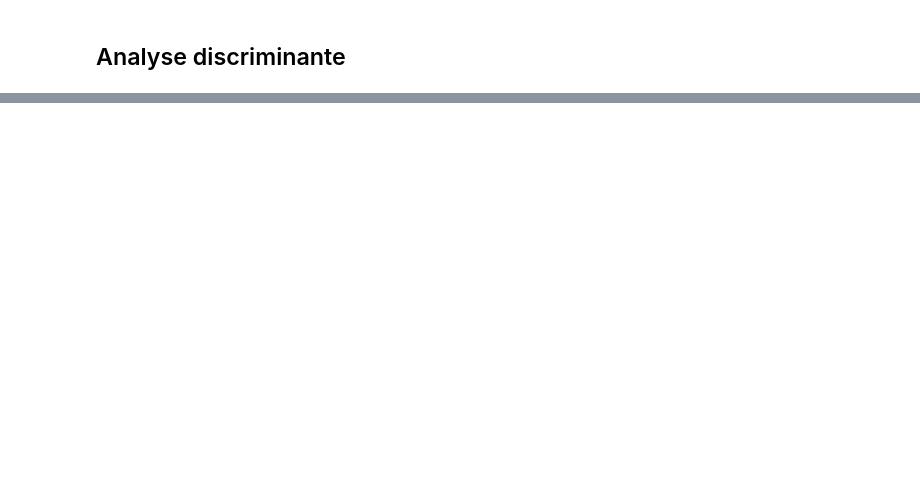
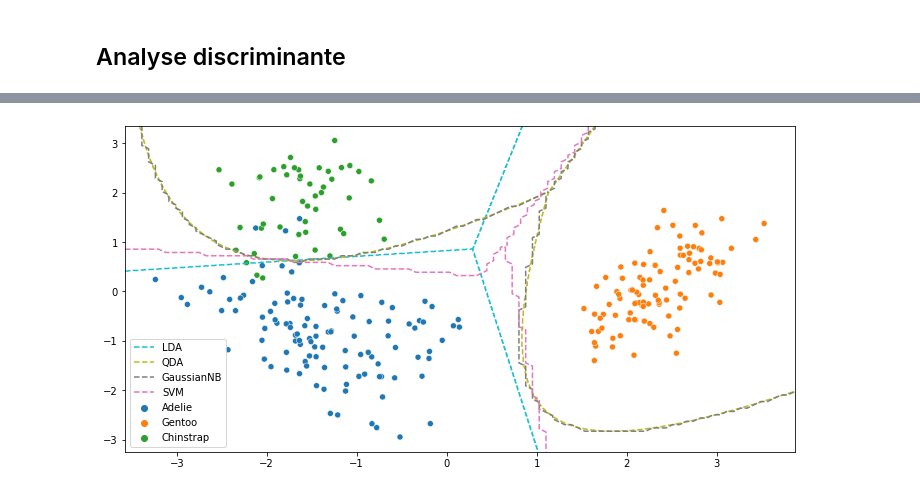
Before and after one commit to doanhat/Data-analysis-penguins, a Jupyter notebook: modeling/supervised learning/KNN+AD.ipynb, the cells around one changed output, grey strips where cells are left out. Saved outputs shown, nothing was run; the diff lists cells and outputs as text; code cells hidden in the pictures; blank space fills up the shorter version.

Commit message:
Add decision boundary + SVM

```diff
--- a/modeling/supervised learning/KNN+AD.ipynb
+++ b/modeling/supervised learning/KNN+AD.ipynb
@@ -273,6 +381,6 @@ from sklearn.naive_bayes import GaussianNB
 # %%
 lda = LinearDiscriminantAnalysis()
-modelLDA = lda.fit(X_train_pca, y_train)
+modelLDA = lda.fit(X_train_pca[:, 0:2], y_train)
 # %%
 print(modelLDA.priors_)
 # %% [output]
@@ -300,7 +408,7 @@ print(classification_report(y_test, predLDA, digits=3))
 weighted avg      1.000     1.000     1.000        86
 # %%
 qda = QuadraticDiscriminantAnalysis()
-modelQDA = qda.fit(X_train_pca, y_train)
+modelQDA = qda.fit(X_train_pca[:, 0:2], y_train)
 # %%
 print(modelQDA.priors_)
 # %% [output]
@@ -328,0 +437,3 @@ weighted avg      1.000     1.000     1.000        86
+# %%
+nb = GaussianNB()
+modelNB = qda.fit(X_train_pca[:, 0:2], y_train)
@@ -328,0 +467,4 @@ weighted avg      1.000     1.000     1.000        86
+# %%
+from sklearn import svm
+svm_cls = svm.SVC(kernel='linear')
+modelSVM = svm_cls.fit(X_train_pca[:, 0:2], y_train)
@@ -328,0 +492,11 @@ weighted avg      1.000     1.000     1.000        86
+# %%
+colors = sns.color_palette()
+fig, ax1 = plt.subplots(1, 1, figsize=(12,6))
+sns.scatterplot(x=X_train_pca[:,0], y=X_train_pca[:,1], hue=y_train,ax=ax1)
+add_decision_boundary(modelLDA, label="LDA", color=colors.pop(), region=False,
+                      resolution=1000)
+add_decision_boundary(modelQDA, label="QDA", color=colors.pop(), region=False,
+                      resolution=1000)
+add_decision_boundary(modelNB, label="GaussianNB", color=colors.pop(), region=False)
+add_decision_boundary(modelSVM, label="SVM", color=colors.pop(), region=False)
+# %% [output]
@@ -328,0 +514 @@ weighted avg      1.000     1.000     1.000        86
+[figure, added]
```
Also changed, not shown: parts of 24 cells of this notebook.
